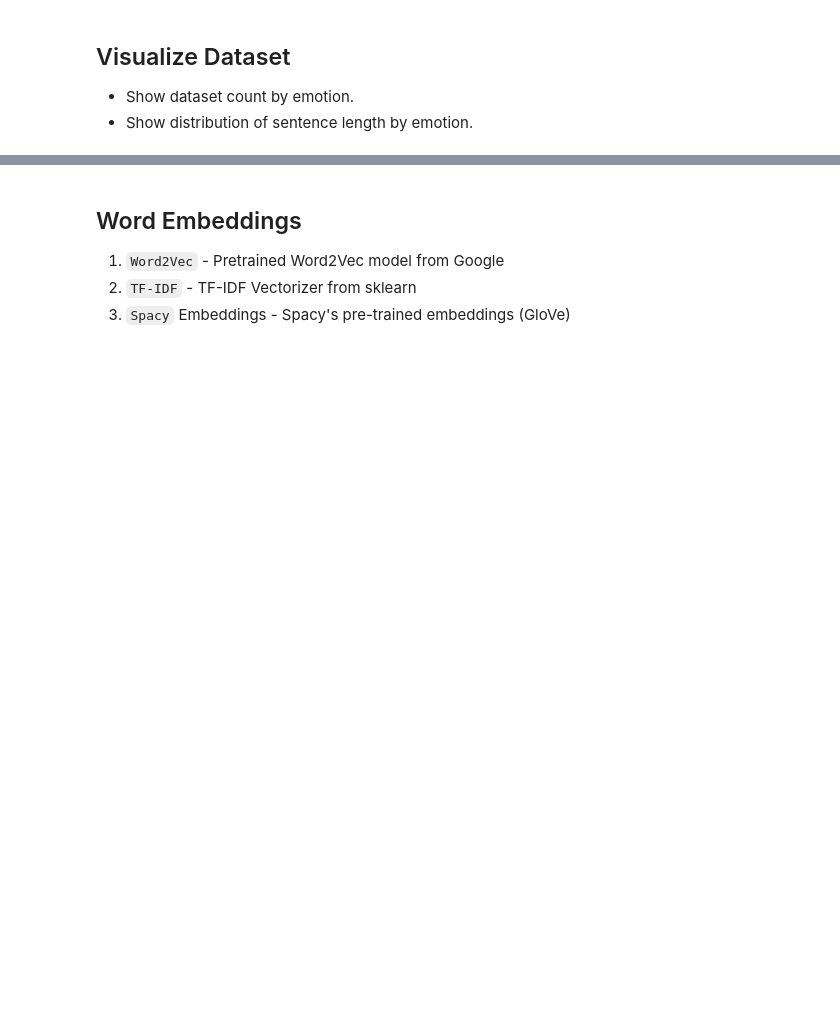
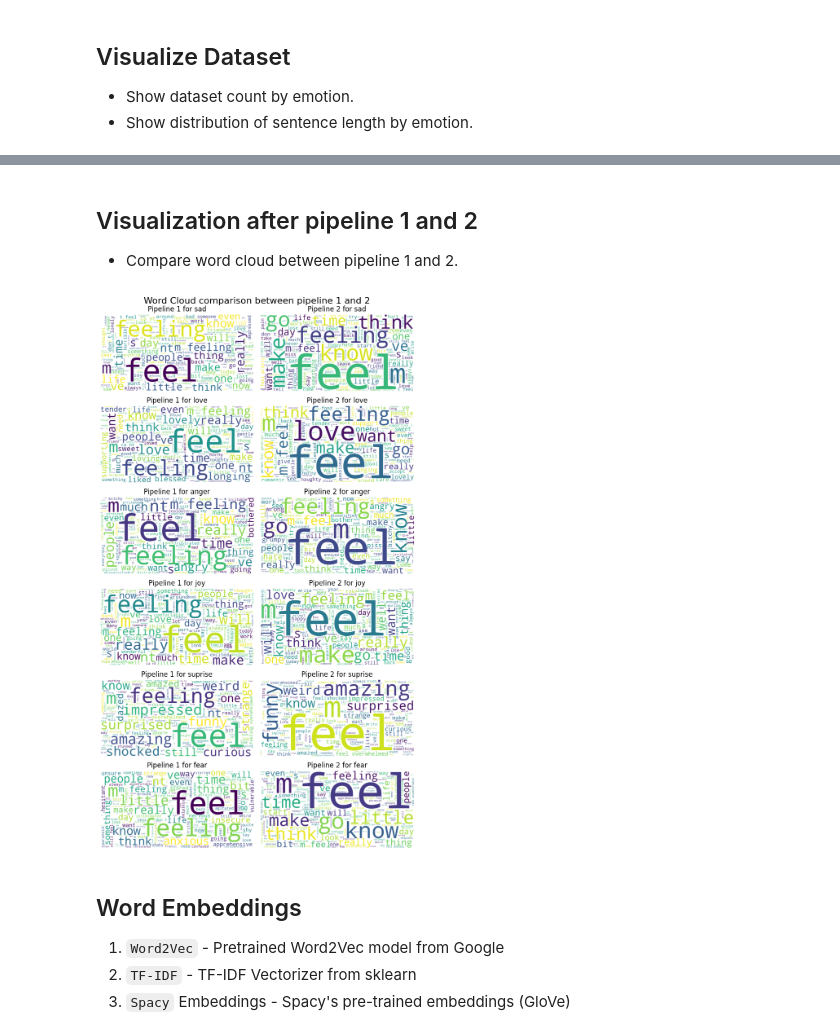
Before and after one commit to innozent/nlp_project1, a Jupyter notebook: Pholsomboon_1254311.ipynb, the cells around one changed output, grey strips where cells are left out. Cells and saved outputs as stored; diff of their text form; code cells hidden in the pictures; blank space fills up the shorter version.

````diff
--- a/Pholsomboon_1254311.ipynb
+++ b/Pholsomboon_1254311.ipynb
@@ -267,3 +202,25 @@ KeyboardInterrupt:
+# %% [markdown]
+## Visualization after pipeline 1 and 2
+- Compare word cloud between pipeline 1 and 2.
+# %%
+fig, ax = plt.subplots(6, 2, figsize=(8, 14))
+concat_df = pd.concat([train_ds, test_ds, val_ds])
+for i, emotion in enumerate(concat_df['emotion'].unique()):
+    sentences1 = concat_df[concat_df['emotion'] == emotion]['pipeline_1'].tolist()
+    sentences2 = concat_df[concat_df['emotion'] == emotion]['pipeline_2'].tolist()
+    wordcloud1 = WordCloud(width=800, height=400, background_color='white').generate(' '.join(sentences1))
+    wordcloud2 = WordCloud(width=800, height=400, background_color='white').generate(' '.join(sentences2))
+    ax[i, 0].imshow(wordcloud1, interpolation='bilinear')
+    ax[i, 1].imshow(wordcloud2, interpolation='bilinear')
+    ax[i, 0].set_title(f'Pipeline 1 for {le.classes_[emotion]}')
+    ax[i, 1].set_title(f'Pipeline 2 for {le.classes_[emotion]}')
+    ax[i, 0].axis('off')
+    ax[i, 1].axis('off')
+plt.suptitle('Word Cloud comparison between pipeline 1 and 2', fontsize=16)
+plt.tight_layout()
+plt.show()
+# %% [output]
+[figure, added]
 # %% [markdown]
 ## Word Embeddings
 1. ```Word2Vec``` - Pretrained Word2Vec model from Google
````
Also changed, not shown: parts of 16 cells of this notebook, 3 other files.
